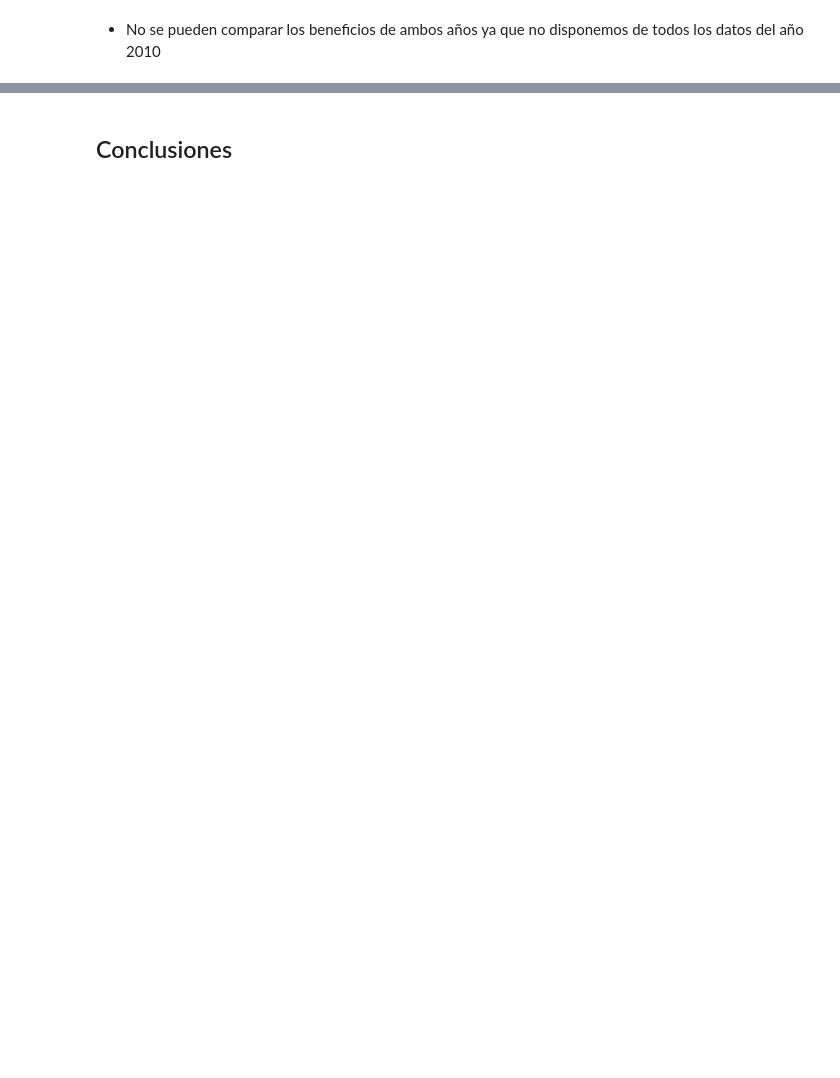
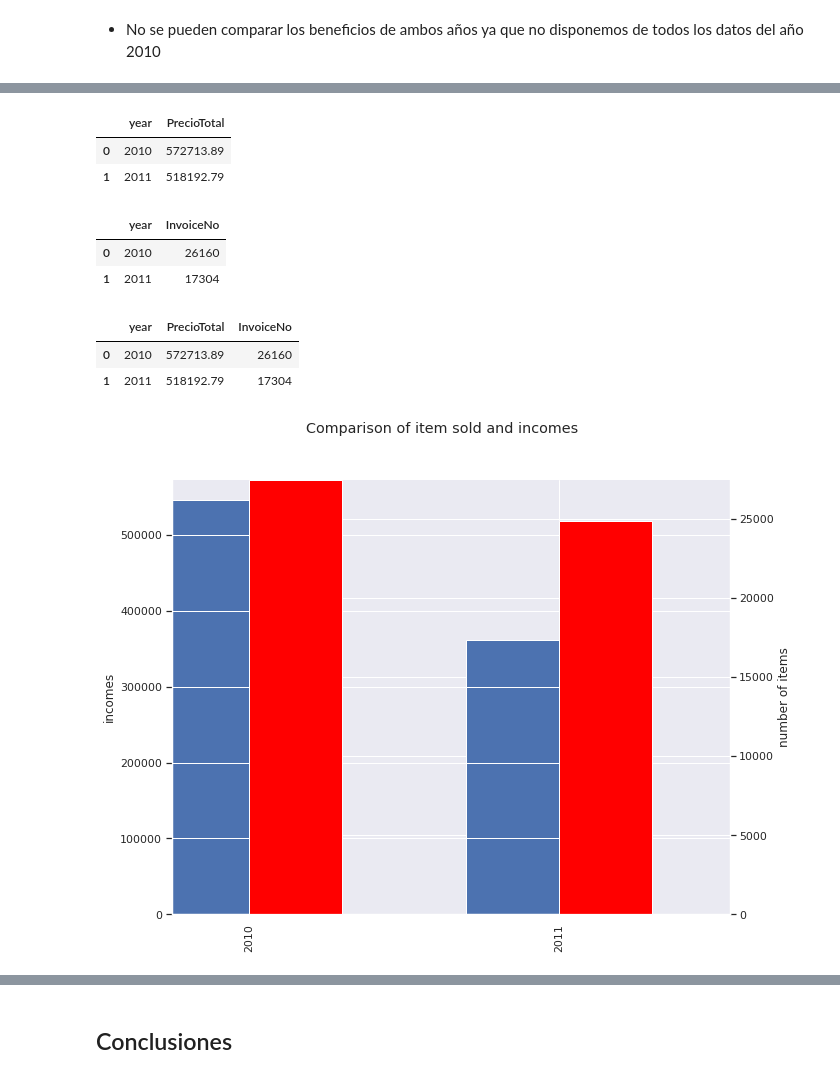
Before and after one commit to SBGuillermo/TFM-AnalisisComercio, a Jupyter notebook: Notebooks/2_Analisis_cualitativo_datset.ipynb, the cells around one changed output, grey strips where cells are left out. Cells and saved outputs as stored; diff of their text form; code cells hidden in the pictures; blank space fills up the shorter version.

```diff
--- a/Notebooks/2_Analisis_cualitativo_datset.ipynb
+++ b/Notebooks/2_Analisis_cualitativo_datset.ipynb
@@ -321,0 +408,3 @@ plt.show()
+# %%
+one_month_gb = one_month.groupby(['hour','date', 'month', 'year', 'PrecioTotal'], as_index=False).count()
+one_month_gb
@@ -321,0 +425,48 @@ plt.show()
+# %%
+inc_year_money_month = one_month.groupby('year', as_index=False).sum()
+inc_year_money_month = inc_year_money_month.drop(['InvoiceNo'], axis=1)
+inc_year_money_month
+# %% [output]
+|  | year | PrecioTotal |
+| 0 | 2010 | 572713.89 |
+| 1 | 2011 | 518192.79 |
+# %%
+inc_year_obj_month = one_month_gb.groupby('year', as_index=False).sum()
+inc_year_obj_month = inc_year_obj_month.drop(['PrecioTotal'], axis=1)
+inc_year_obj_month
+# %% [output]
+|  | year | InvoiceNo |
+| 0 | 2010 | 26160 |
+| 1 | 2011 | 17304 |
+# %%
+inc_year_month = pd.merge(inc_year_money_month, inc_year_obj_month, on='year')
+inc_year_month
+# %% [output]
+|  | year | PrecioTotal | InvoiceNo |
+| 0 | 2010 | 572713.89 | 26160 |
+| 1 | 2011 | 518192.79 | 17304 |
+# %%
+fig = plt.figure()
+fig.set_size_inches(10,8)
+ax1 = fig.add_subplot(111)
+ax2 = ax1.twinx()
+
+inc_year_month.InvoiceNo.plot(kind='bar', ax=ax1, width= 0.5,position=.6)
+inc_year_month.PrecioTotal.plot(kind='bar', ax=ax2, width= 0.3, color='red' ,position=0)
+
+ax2.set_ylim(0, 572714)
+ax1.yaxis.set_label_position('right')
+ax1.yaxis.tick_right()
+ax2.yaxis.set_label_position('left')
+ax2.yaxis.tick_left()
+ax1.spines['top'].set_visible(False)
+ax2.spines['top'].set_visible(False)
+
+fig.suptitle('Comparison of item sold and incomes')
+ax2.set_ylabel('incomes')
+ax1.set_ylabel('number of items')
+ax1.set_xticklabels(['2010','2011'])
+
+plt.show()
+# %% [output]
+[figure, added]
```
Also changed, not shown: parts of 21 cells of this notebook.
